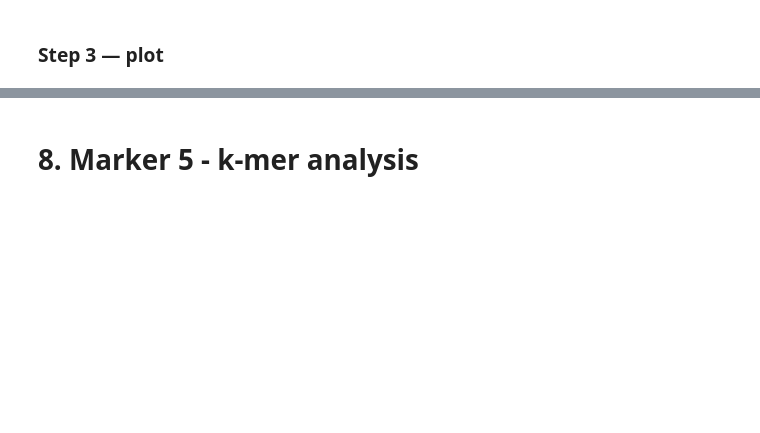
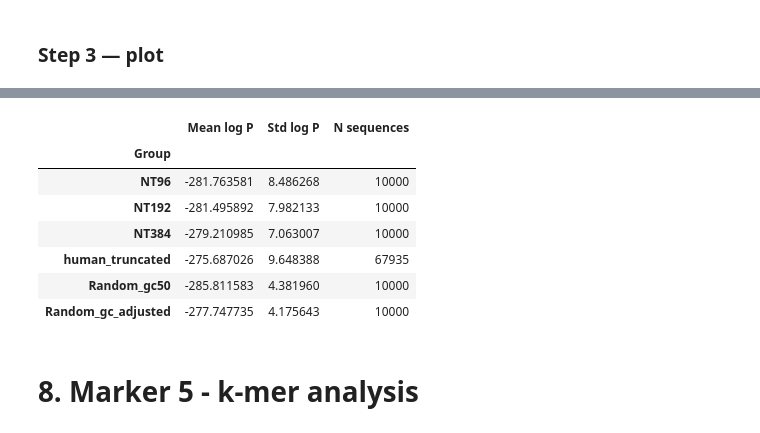
Before and after one commit to jechochamber/Bachelor, a Jupyter notebook: JURA_analysis.ipynb, the cells around one changed output, grey strips where cells are left out. Saved outputs shown, nothing was run; the diff lists cells and outputs as text; code cells hidden in the pictures; blank space fills up the shorter version.

```diff
--- a/JURA_analysis.ipynb
+++ b/JURA_analysis.ipynb
@@ -496,0 +494,16 @@ KeyboardInterrupt:
+# %%
+def joint_probability(seq, matrix, init_probs):
+    """
+    Vectorised version — no Python loop over sequence positions.
+    matrix should be the raw (4,4) numpy array from markov_matrices.
+    """
+    EPS      = 1e-10
+    base_lut = np.zeros(128, dtype=np.int64)
+    for i, b in enumerate(constants.RNABASES):
+        base_lut[ord(b)] = i
+
+    encoded  = base_lut[np.frombuffer(seq.encode(), dtype=np.uint8)]
+    log_prob = np.log(init_probs[seq[0]] + EPS)
+    log_prob += np.sum(np.log(matrix[encoded[:-1], encoded[1:]] + EPS))
+
+    return log_prob
@@ -514,3 +561,17 @@ plt.show()
+# %%
+jp_summary = lp_df.groupby(GROUP_COL)["joint_probability"].agg(["mean", "std", "count"])
+jp_summary.columns = ["Mean log P", "Std log P", "N sequences"]
+jp_summary = jp_summary.reindex(PLOT_GROUPS)
+jp_summary.style.background_gradient(cmap="Blues", axis=0)
+# %% [output]
+|  | Mean log P | Std log P | N sequences |
+| Group |  |  |  |
+| NT96 | -281.763581 | 8.486268 | 10000 |
+| NT192 | -281.495892 | 7.982133 | 10000 |
+| NT384 | -279.210985 | 7.063007 | 10000 |
+| human_truncated | -275.687026 | 9.648388 | 67935 |
+| Random_gc50 | -285.811583 | 4.381960 | 10000 |
+| Random_gc_adjusted | -277.747735 | 4.175643 | 10000 |
 # %% [markdown]
 # 8. Marker 5 - k-mer analysis
 # %%
```
Also changed, not shown: parts of 18 cells of this notebook.
